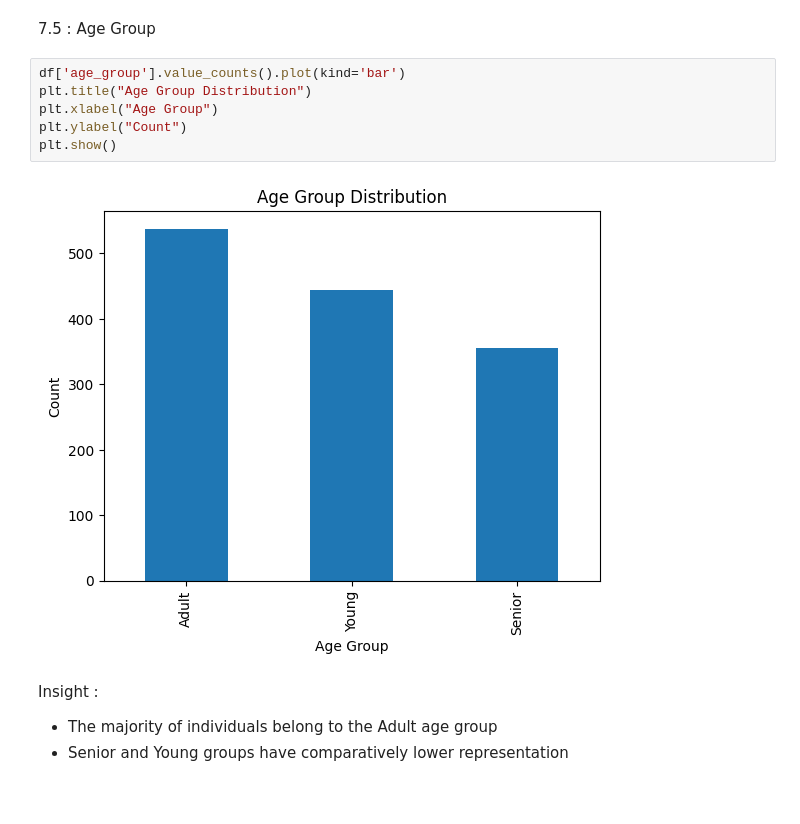
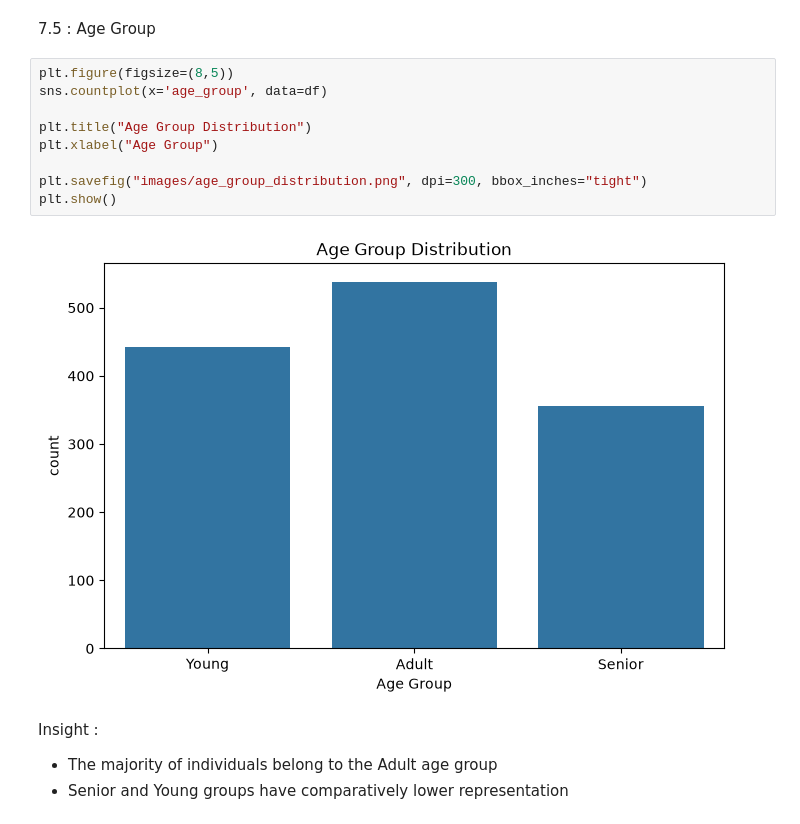
Before and after one commit to siva252005/healthcare-data-analytics, a Jupyter notebook: notebooks/healthcare_analysis.ipynb, the cells around one changed output. Saved outputs shown, nothing was run; the diff lists cells and outputs as text; blank space fills up the shorter version.

```diff
--- a/notebooks/healthcare_analysis.ipynb
+++ b/notebooks/healthcare_analysis.ipynb
@@ -241,13 +262,16 @@ Insight :
 # %% [markdown]
 7.5 : Age Group
 # %%
-df['age_group'].value_counts().plot(kind='bar')
+plt.figure(figsize=(8,5))
+sns.countplot(x='age_group', data=df)
+
 plt.title("Age Group Distribution")
 plt.xlabel("Age Group")
-plt.ylabel("Count")
+
+plt.savefig("images/age_group_distribution.png", dpi=300, bbox_inches="tight")
 plt.show()
 # %% [output]
-[figure, old version]
+[figure, new version]
 # %% [markdown]
 Insight :
 
```
Also changed, not shown: parts of 23 cells of this notebook, 16 other files.
